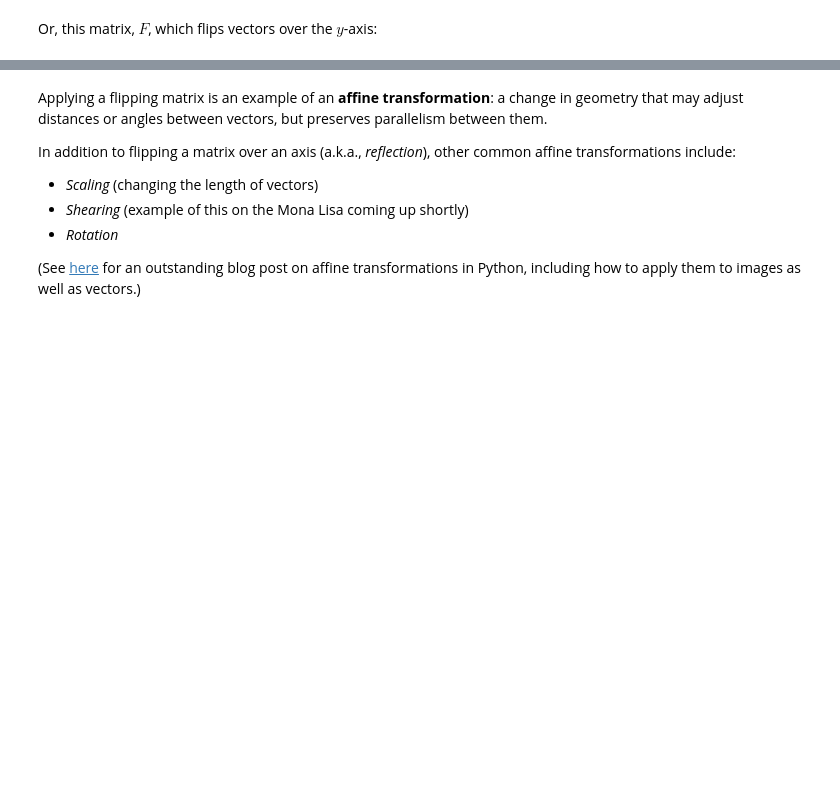
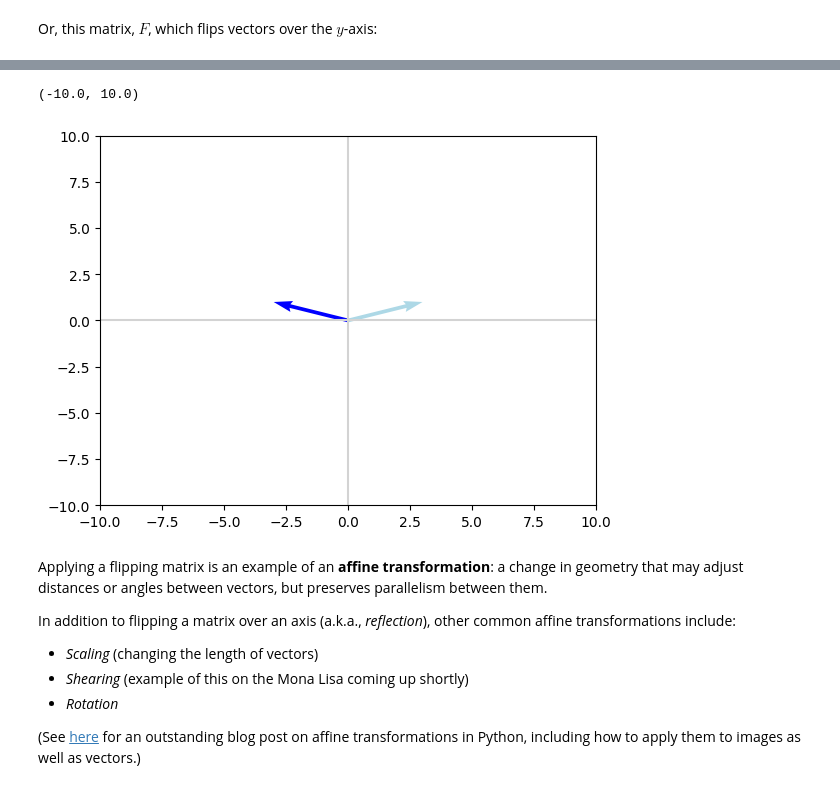
Before and after one commit to Arnellou/ML-foundations-JohnKrohn-OREILLY-course-notebooks, a Jupyter notebook: notebooks/2-linear-algebra-ii.ipynb, the cells around one changed output, grey strips where cells are left out. Drawn from its saved outputs; the diff is of its cells as text; code cells hidden in the pictures; blank space fills up the shorter version.

```diff
--- a/notebooks/2-linear-algebra-ii.ipynb
+++ b/notebooks/2-linear-algebra-ii.ipynb
@@ -284,3 +319,10 @@ _ = plt.ylim(-1, 5)
+# %%
+plot_vectors([v, Fv], ['lightblue', 'blue'])
+plt.xlim(-10,10)
+plt.ylim(-10,10)
+# %% [output]
+(-10.0, 10.0)
+[figure, added]
 # %% [markdown]
 Applying a flipping matrix is an example of an **affine transformation**: a change in geometry that may adjust distances or angles between vectors, but preserves parallelism between them.
 
```
Also changed, not shown: parts of 22 cells of this notebook.
